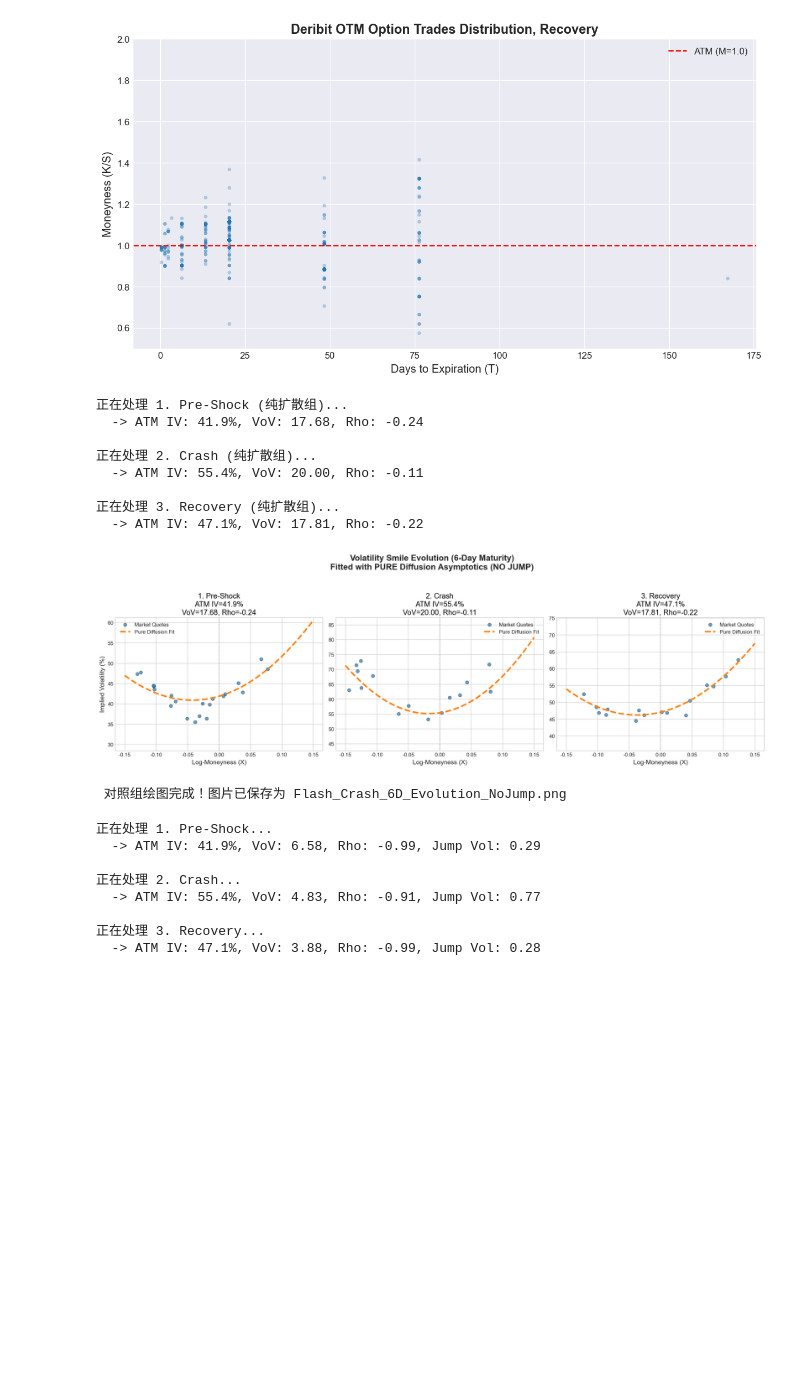
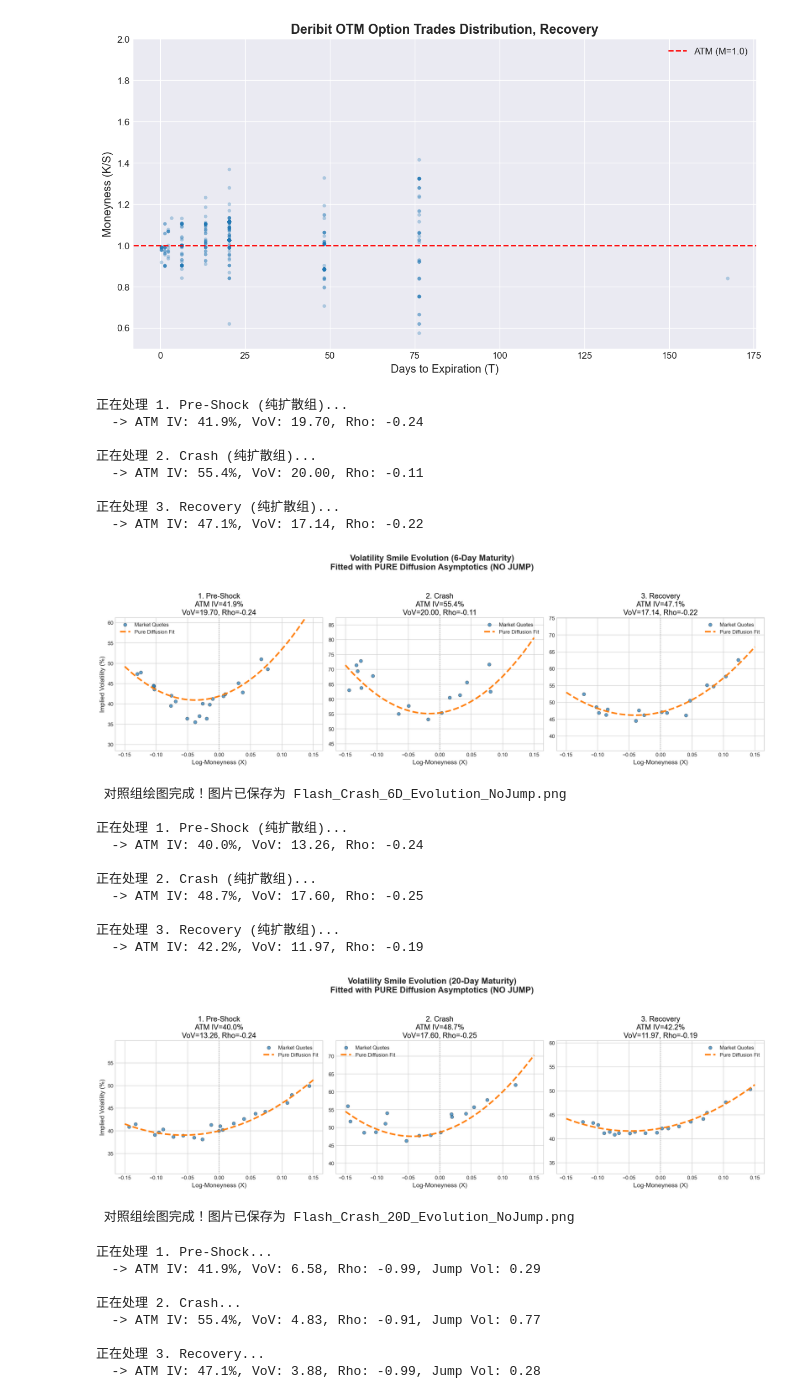
Before and after one commit to Lonelygarden/Project_sv32_EMC, a Jupyter notebook: market_callibration_sv32.ipynb, the cells around one changed output. Saved outputs shown, nothing was run; the diff lists cells and outputs as text; code cells hidden in the pictures; blank space fills up the shorter version.

```diff
--- a/market_callibration_sv32.ipynb
+++ b/market_callibration_sv32.ipynb
@@ -163,17 +146,29 @@ if __name__ == "__main__":
 # %%
 if __name__ == "__main__":
     run_32_model_no_jump_analysis(days=6)
+    run_32_model_no_jump_analysis(days=20)
 # %% [output]
 正在处理 1. Pre-Shock (纯扩散组)...
-  -> ATM IV: 41.9%, VoV: 17.68, Rho: -0.24
+  -> ATM IV: 41.9%, VoV: 19.70, Rho: -0.24
 
 正在处理 2. Crash (纯扩散组)...
   -> ATM IV: 55.4%, VoV: 20.00, Rho: -0.11
 
 正在处理 3. Recovery (纯扩散组)...
-  -> ATM IV: 47.1%, VoV: 17.81, Rho: -0.22
+  -> ATM IV: 47.1%, VoV: 17.14, Rho: -0.22
-[figure, old version]
+[figure, new version]
  对照组绘图完成！图片已保存为 Flash_Crash_6D_Evolution_NoJump.png
+
+正在处理 1. Pre-Shock (纯扩散组)...
+  -> ATM IV: 40.0%, VoV: 13.26, Rho: -0.24
+
+正在处理 2. Crash (纯扩散组)...
+  -> ATM IV: 48.7%, VoV: 17.60, Rho: -0.25
+
+正在处理 3. Recovery (纯扩散组)...
+  -> ATM IV: 42.2%, VoV: 11.97, Rho: -0.19
+[figure, added]
+ 对照组绘图完成！图片已保存为 Flash_Crash_20D_Evolution_NoJump.png
 # %%
 if __name__ == "__main__":
     run_32_model_jump_analysis(days=6)
```
Also changed, not shown: parts of 3 cells of this notebook, 6 other files.
